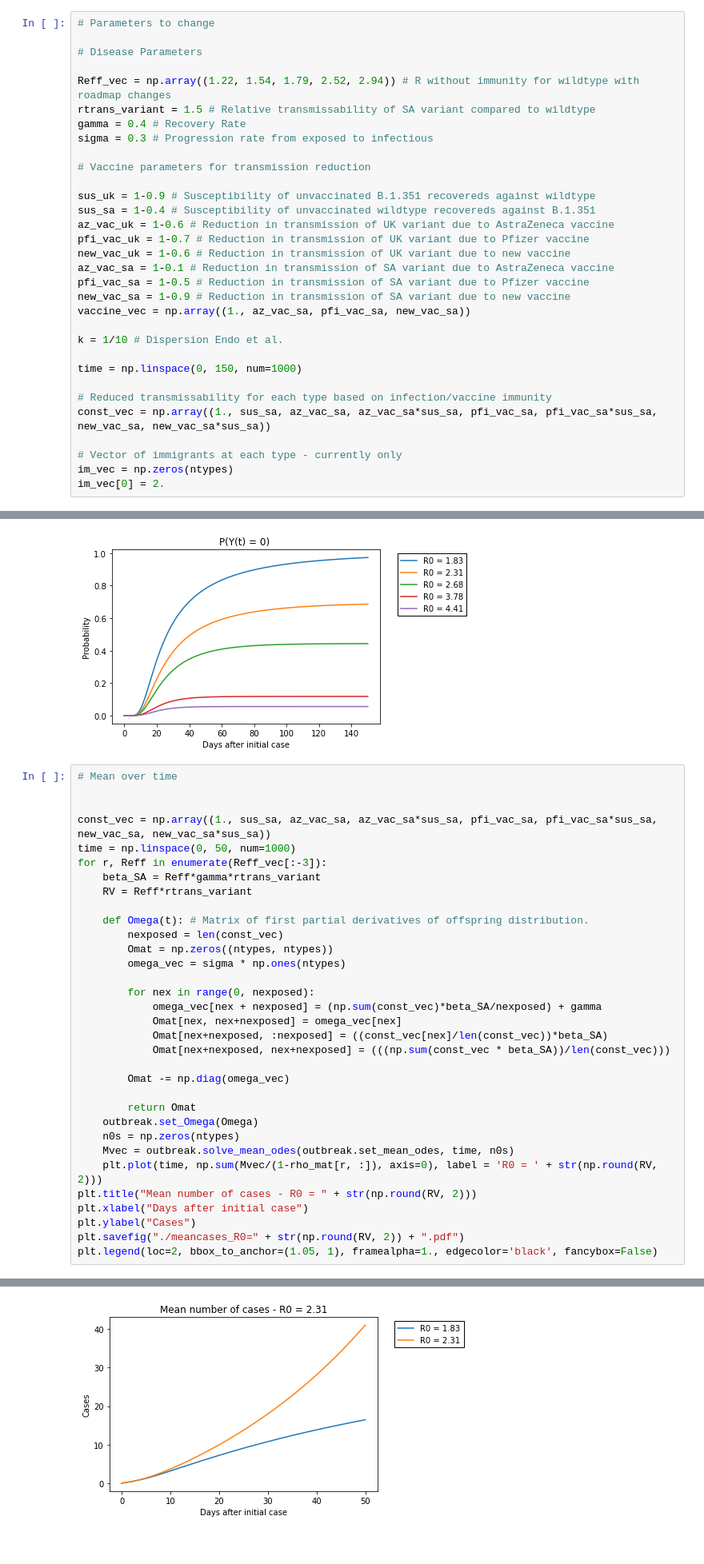
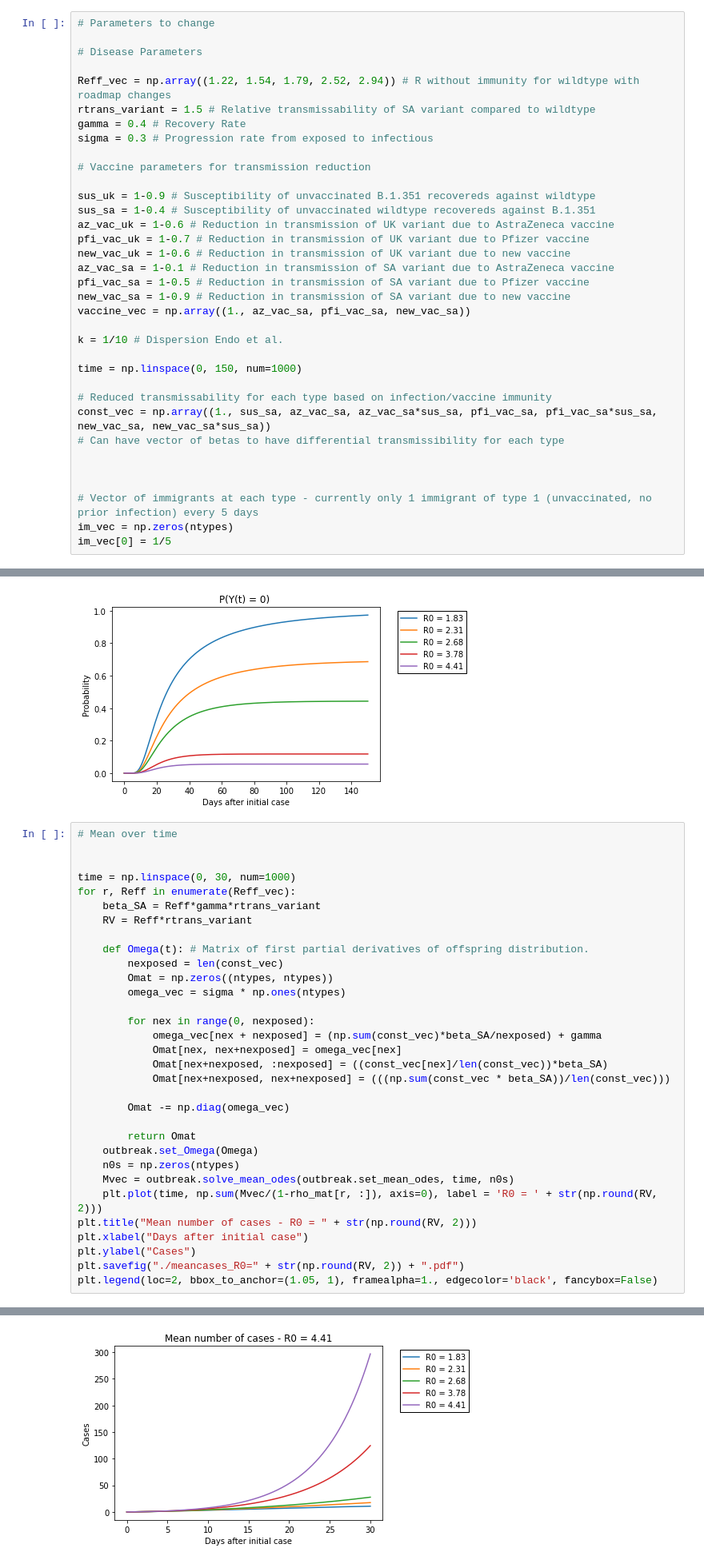
Before and after one commit to JCurran-Sebastian/BPs_for_VoC, a Jupyter notebook: Stochastic_Invasion_BPs_v1.ipynb, the cells around one changed output, grey strips where cells are left out. Shown: that part at 80% size. Saved outputs shown, nothing was run; the diff lists cells and outputs as text.

```diff
--- a/Stochastic_Invasion_BPs_v1.ipynb
+++ b/Stochastic_Invasion_BPs_v1.ipynb
@@ -225,10 +225,13 @@ time = np.linspace(0, 150, num=1000)
 
 # Reduced transmissability for each type based on infection/vaccine immunity
 const_vec = np.array((1., sus_sa, az_vac_sa, az_vac_sa*sus_sa, pfi_vac_sa, pfi_vac_sa*sus_sa, new_vac_sa, new_vac_sa*sus_sa))
+# Can have vector of betas to have differential transmissibility for each type
 
-# Vector of immigrants at each type - currently only
+
+
+# Vector of immigrants at each type - currently only 1 immigrant of type 1 (unvaccinated, no prior infection) every 5 days
 im_vec = np.zeros(ntypes)
-im_vec[0] = 2.
+im_vec[0] = 1/5
 # %%
 # Solve ODEs
 
@@ -336,38 +339,37 @@ plt.legend(loc=2, bbox_to_anchor=(1.05, 1), framealpha=1., edgecolor='black', fa
 # Mean over time
 
 
-const_vec = np.array((1., sus_sa, az_vac_sa, az_vac_sa*sus_sa, pfi_vac_sa, pfi_vac_sa*sus_sa, new_vac_sa, new_vac_sa*sus_sa))
-time = np.linspace(0, 50, num=1000)
-for r, Reff in enumerate(Reff_vec[:-3]):
+time = np.linspace(0, 30, num=1000)
+for r, Reff in enumerate(Reff_vec):
     beta_SA = Reff*gamma*rtrans_variant
     RV = Reff*rtrans_variant
 
     def Omega(t): # Matrix of first partial derivatives of offspring distribution.
         nexposed = len(const_vec)
         Omat = np.zeros((ntypes, ntypes))
         omega_vec = sigma * np.ones(ntypes)
 
         for nex in range(0, nexposed):
             omega_vec[nex + nexposed] = (np.sum(const_vec)*beta_SA/nexposed) + gamma
             Omat[nex, nex+nexposed] = omega_vec[nex]
             Omat[nex+nexposed, :nexposed] = ((const_vec[nex]/len(const_vec))*beta_SA)
             Omat[nex+nexposed, nex+nexposed] = (((np.sum(const_vec * beta_SA))/len(const_vec)))
 
         Omat -= np.diag(omega_vec)
 
         return Omat
     outbreak.set_Omega(Omega)
     n0s = np.zeros(ntypes)
     Mvec = outbreak.solve_mean_odes(outbreak.set_mean_odes, time, n0s)
     plt.plot(time, np.sum(Mvec/(1-rho_mat[r, :]), axis=0), label = 'R0 = ' + str(np.round(RV, 2)))
 plt.title("Mean number of cases - R0 = " + str(np.round(RV, 2)))
 plt.xlabel("Days after initial case")
 plt.ylabel("Cases")
 plt.savefig("./meancases_R0=" + str(np.round(RV, 2)) + ".pdf")
 plt.legend(loc=2, bbox_to_anchor=(1.05, 1), framealpha=1., edgecolor='black', fancybox=False)
 # %% [output]
 <matplotlib.legend.Legend at 0x...>
-[figure, old version]
+[figure, new version]
 # %%
 import numpy.linalg as nla
 # %%
```
Also changed, not shown: parts of 5 cells of this notebook.
